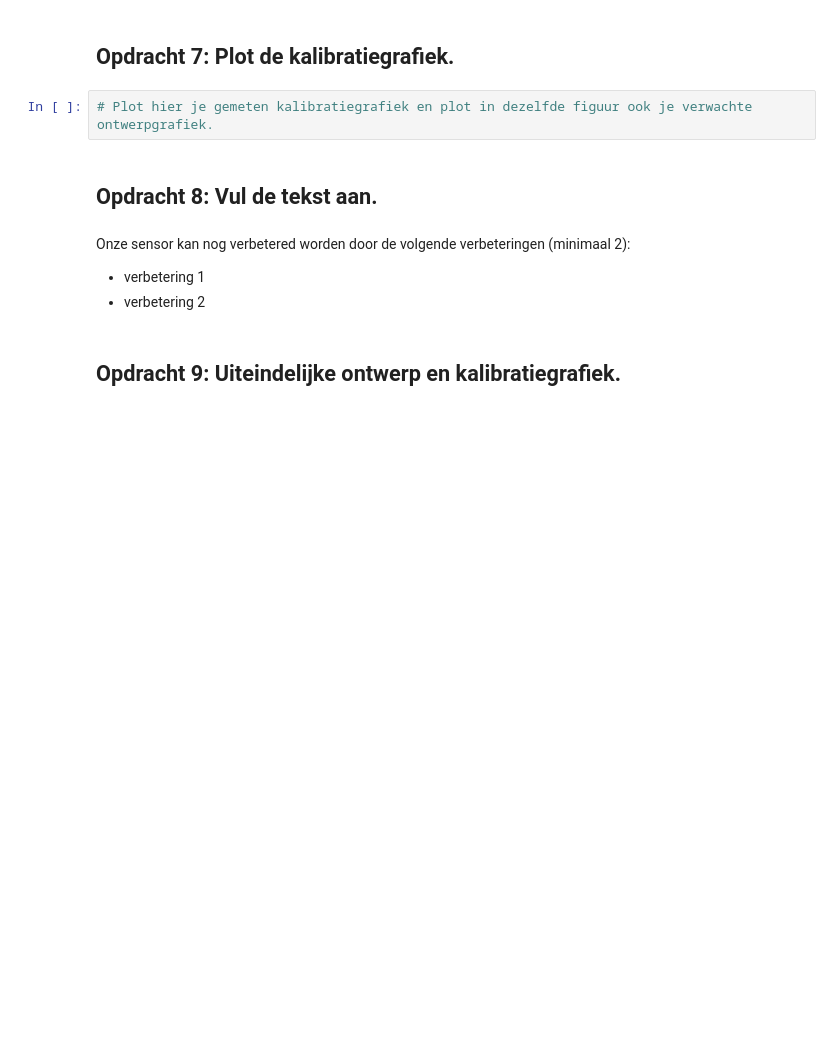
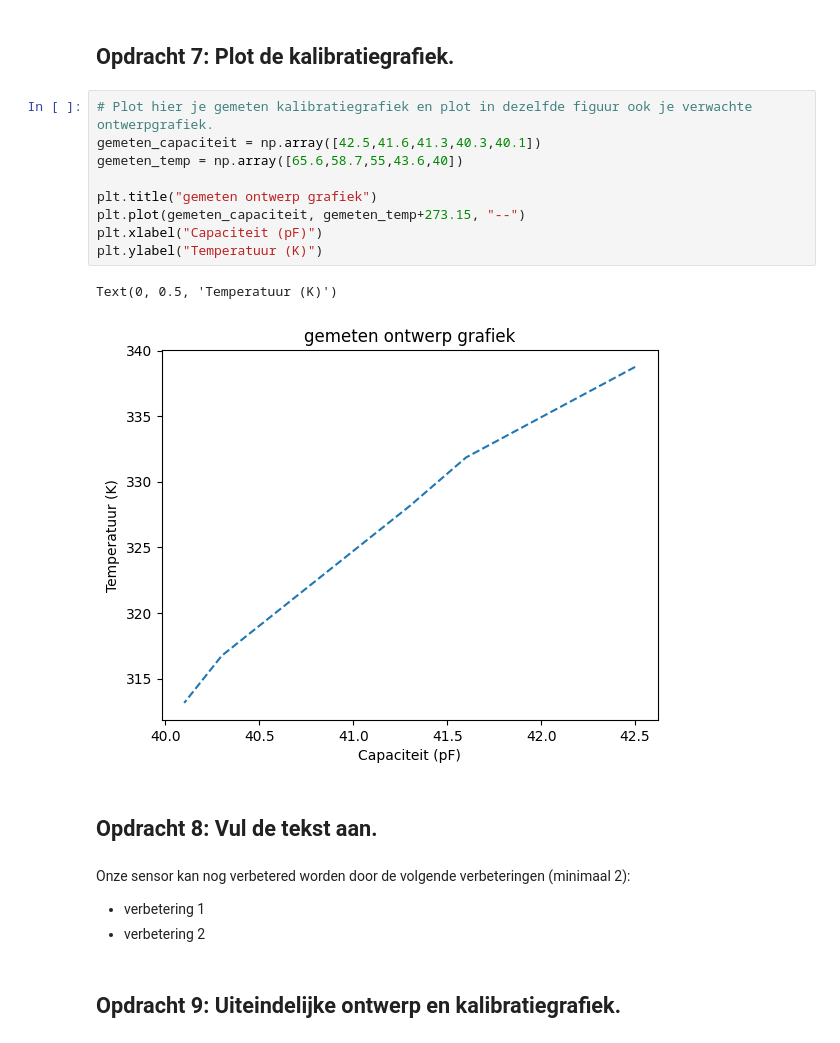
Before and after one commit to AAAGomperts/opdrachten-DEF-D, a Jupyter notebook: FysiekeOntwerpopdrachten/2OntwerpEenSensorCondensator/DEFOntwerpopdracht2OntwerpEenSensorInvulTemplate.ipynb, the cells around one changed output. Drawn from its saved outputs; the diff is of its cells as text; blank space fills up the shorter version.

```diff
--- a/FysiekeOntwerpopdrachten/2OntwerpEenSensorCondensator/DEFOntwerpopdracht2OntwerpEenSensorInvulTemplate.ipynb
+++ b/FysiekeOntwerpopdrachten/2OntwerpEenSensorCondensator/DEFOntwerpopdracht2OntwerpEenSensorInvulTemplate.ipynb
@@ -91,8 +149,18 @@ Pas deze tekst aan: Wij gaan een sensor maken die X meet.
 ![meting 2](tudelftLogo.png)
 # %% [markdown]
 ## Opdracht 7: Plot de kalibratiegrafiek.
-# %%
-# Plot hier je gemeten kalibratiegrafiek en plot in dezelfde figuur ook je verwachte ontwerpgrafiek.
+# %%
+# Plot hier je gemeten kalibratiegrafiek en plot in dezelfde figuur ook je verwachte ontwerpgrafiek.
+gemeten_capaciteit = np.array([42.5,41.6,41.3,40.3,40.1])
+gemeten_temp = np.array([65.6,58.7,55,43.6,40])
+
+plt.title("gemeten ontwerp grafiek")
+plt.plot(gemeten_capaciteit, gemeten_temp+273.15, "--")
+plt.xlabel("Capaciteit (pF)")
+plt.ylabel("Temperatuur (K)")
+# %% [output]
+Text(0, 0.5, 'Temperatuur (K)')
+[figure, added]
 # %% [markdown]
 ## Opdracht 8: Vul de tekst aan.
 # %% [markdown]
```
Also changed, not shown: parts of 9 cells of this notebook, 6 other files.
